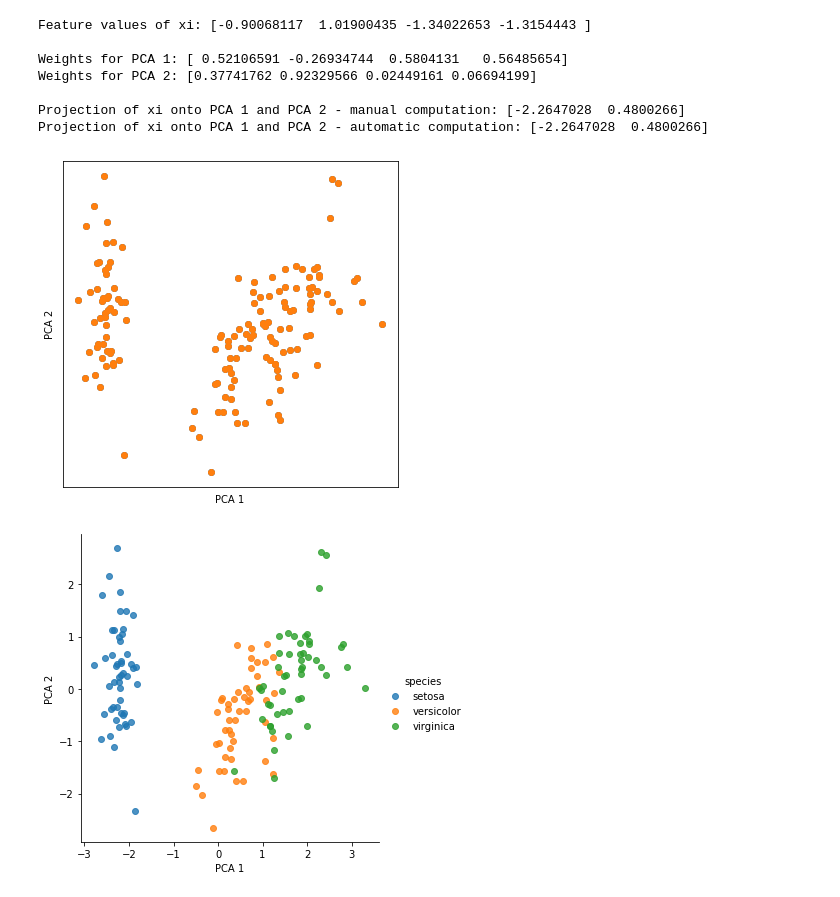
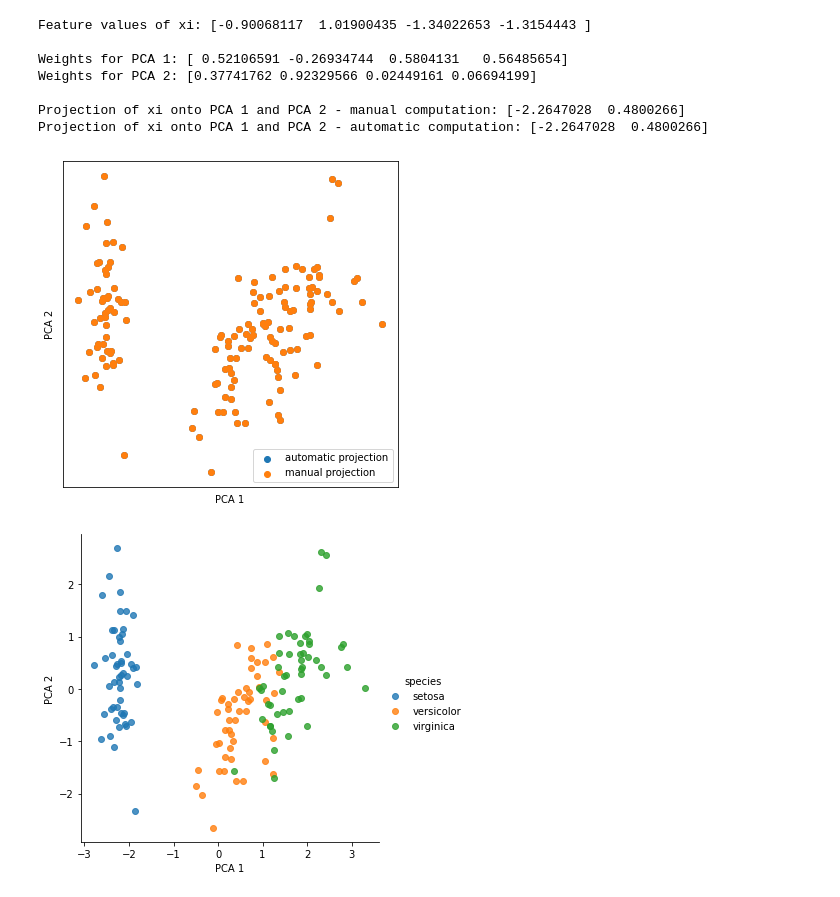
Before and after one commit to DylanMannKrzisnik/MiCM2022_Dim_Reduction, a Jupyter notebook: MiCM2022_Dim_Reduction_notebook_full.ipynb, the cells around one changed output. Saved outputs shown, nothing was run; the diff lists cells and outputs as text; code cells hidden in the pictures.

```diff
--- a/MiCM2022_Dim_Reduction_notebook_full.ipynb
+++ b/MiCM2022_Dim_Reduction_notebook_full.ipynb
@@ -246,25 +253,26 @@ Weights for PCA 2: [0.37741762 0.92329566 0.02449161 0.06694199]
 
 Projection of xi onto PCA 1 and PCA 2 - manual computation: [-2.2647028  0.4800266]
 Projection of xi onto PCA 1 and PCA 2 - automatic computation: [-2.2647028  0.4800266]
-# %%
-## Compare full "manual" 2D projection to automatic 2D projection
-
-fig, ax = plt.subplots(1,1,figsize=[6.,6.])
-ax.set_xlabel('PCA 1'); ax.set_ylabel('PCA 2')
-ax.set_xticks([]); ax.set_yticks([])
-
-## 2D PCA projection of full data
-pca = PCA(n_components=2)
-x_2d = pca.fit_transform(x)
-ax.scatter(x_2d[:,0], x_2d[:,1])
-
-## 2D PCA projection of full data - matrix multiplication
-x_2d_manual = x @ pca.components_.T
-ax.scatter(x_2d_manual[:,0], x_2d_manual[:,1]);
-
-plt.show()
-# %% [output]
-[figure, removed]
+# %%
+## Compare full "manual" 2D projection to automatic 2D projection
+
+fig, ax = plt.subplots(1,1,figsize=[6.,6.])
+ax.set_xlabel('PCA 1'); ax.set_ylabel('PCA 2')
+ax.set_xticks([]); ax.set_yticks([])
+
+## 2D PCA projection of full data
+pca = PCA(n_components=2)
+x_2d = pca.fit_transform(x)
+ax.scatter(x_2d[:,0], x_2d[:,1], label='automatic projection')
+
+## 2D PCA projection of full data - matrix multiplication
+x_2d_manual = x @ pca.components_.T
+ax.scatter(x_2d_manual[:,0], x_2d_manual[:,1], label='manual projection');
+
+plt.legend()
+plt.show()
+# %% [output]
+[figure, added]
 # %%
 ## Color data points by species
 
```
Also changed, not shown: parts of 18 cells of this notebook, 2 other files.
